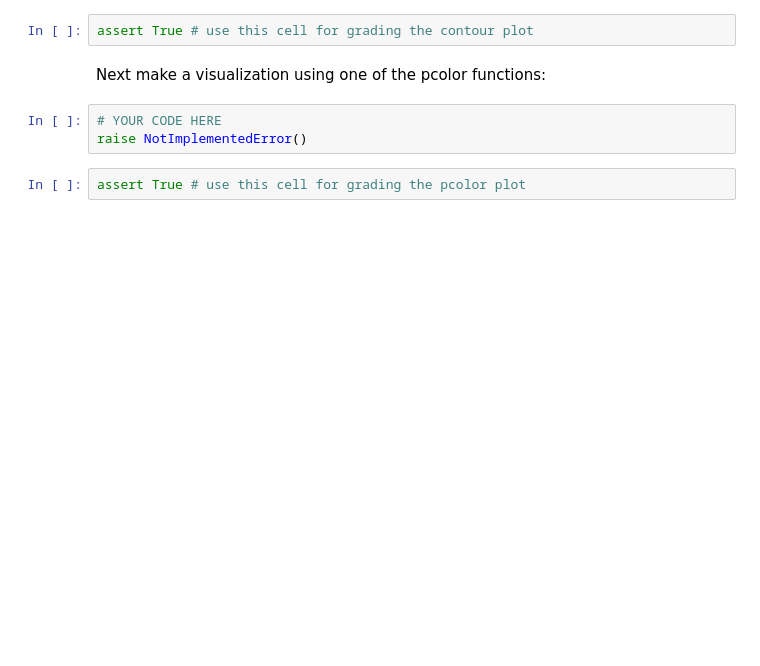
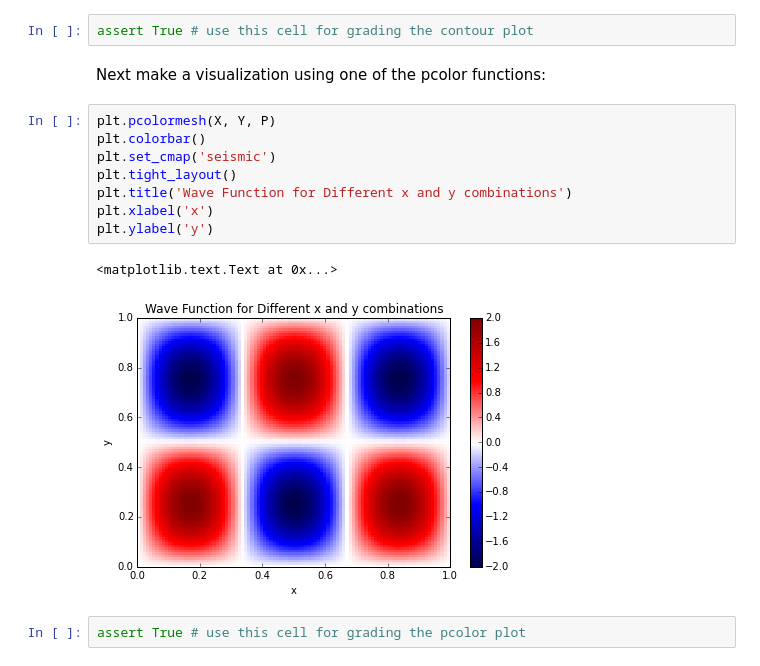
Before and after one commit to hunterherrin/phys202-2015-work, a Jupyter notebook: assignments/assignment05/MatplotlibEx03.ipynb, the cells around one changed output. Saved outputs shown, nothing was run; the diff lists cells and outputs as text; blank space fills up the shorter version.

```diff
--- a/assignments/assignment05/MatplotlibEx03.ipynb
+++ b/assignments/assignment05/MatplotlibEx03.ipynb
@@ -44,8 +58,16 @@ plt.contour?
 assert True # use this cell for grading the contour plot
 # %% [markdown]
 Next make a visualization using one of the pcolor functions:
-# %%
-# YOUR CODE HERE
-raise NotImplementedError()
+# %%
+plt.pcolormesh(X, Y, P)
+plt.colorbar()
+plt.set_cmap('seismic')
+plt.tight_layout()
+plt.title('Wave Function for Different x and y combinations')
+plt.xlabel('x')
+plt.ylabel('y')
+# %% [output]
+<matplotlib.text.Text at 0x...>
+[figure, added]
 # %%
 assert True # use this cell for grading the pcolor plot
```
Also changed, not shown: parts of 3 cells of this notebook, 2 other files.
